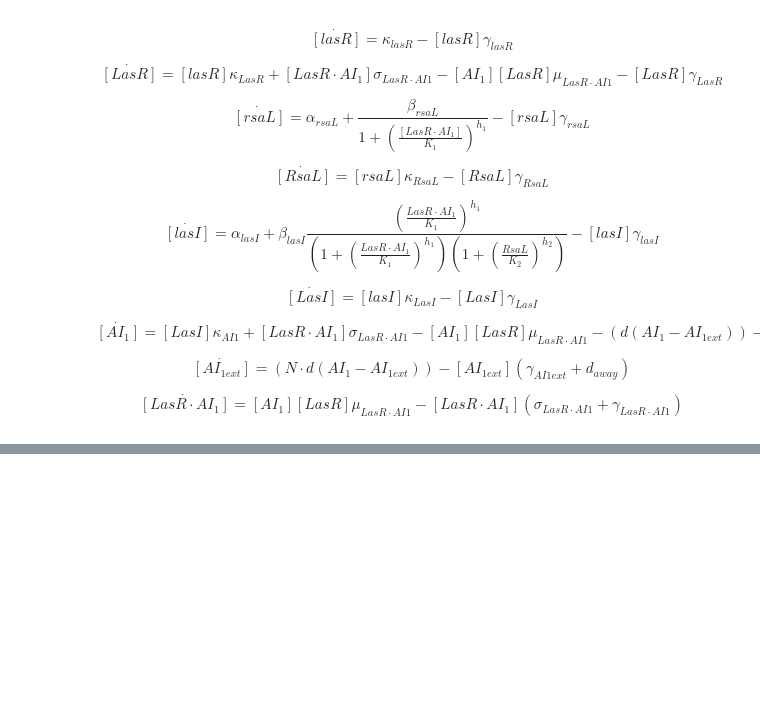
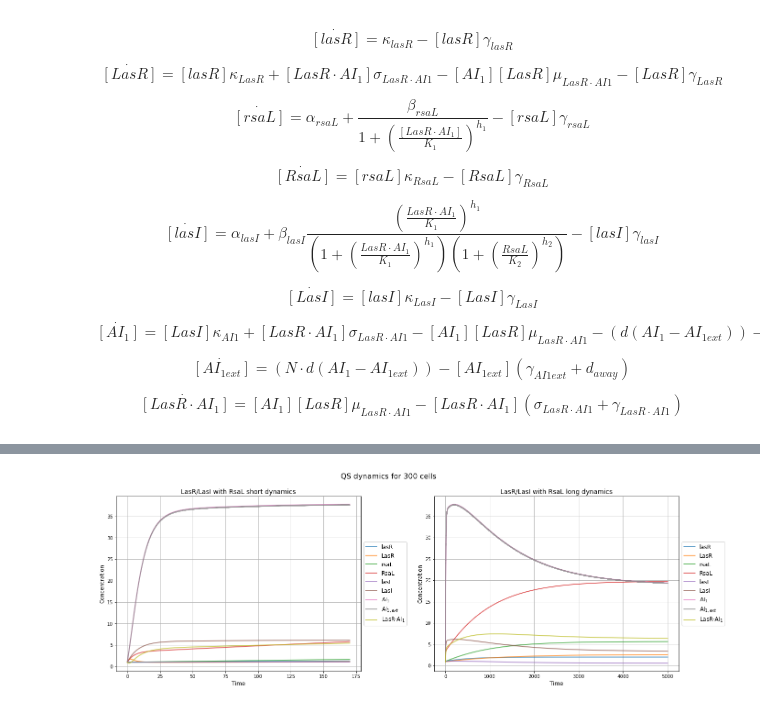
Before and after one commit to alejandrocs98/P-aeruginosa-qs, a Jupyter notebook: qs_deterministic_tesis.ipynb, the cells around one changed output, grey strips where cells are left out. Cells and saved outputs as stored; diff of their text form; code cells hidden in the pictures; blank space fills up the shorter version.

```diff
--- a/qs_deterministic_tesis.ipynb
+++ b/qs_deterministic_tesis.ipynb
@@ -67,0 +68,8 @@ plt.show()
+# %%
+qs_short_300 = solve_qs(N=300)
+qs_long_300 = solve_qs(t_span=[0, 5000], N=300)
+# %%
+plot_det2(qs_short_300, qs_long_300, N=300)
+plt.show()
+# %% [output]
+[figure, added]
```
Also changed, not shown: parts of 2 cells of this notebook, 10 other files.
